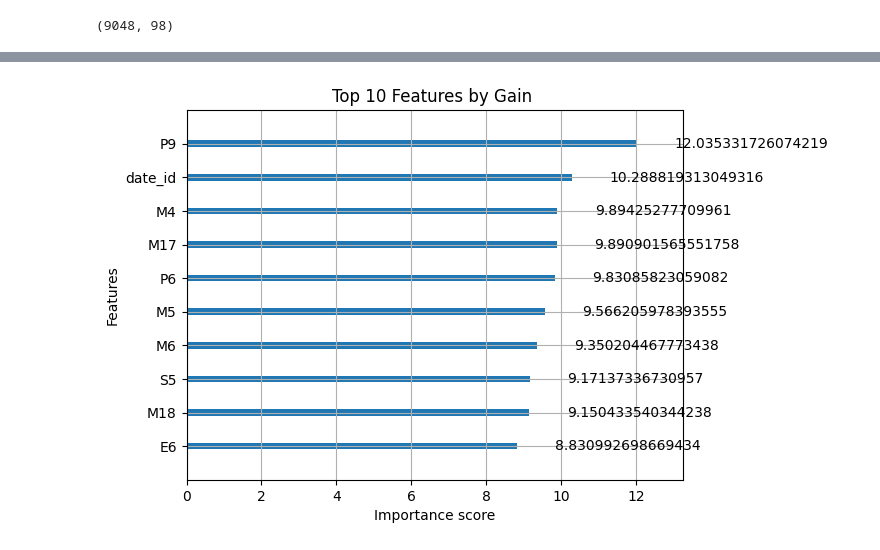
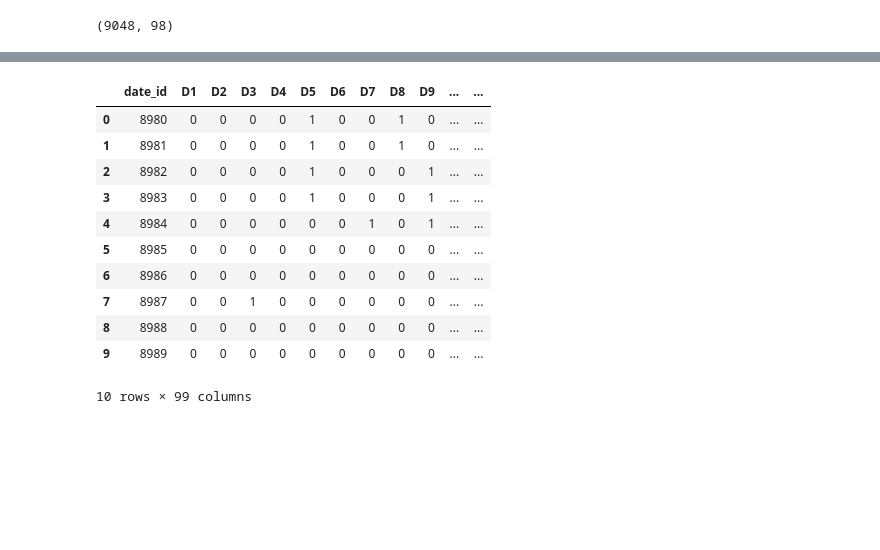
Before and after one commit to Dhanush-sai-reddy/Hull-Tactical---Market-Prediction, a Jupyter notebook: notebook1e850736a0.ipynb, the cells around one changed output, grey strips where cells are left out. Drawn from its saved outputs; the diff is of its cells as text; code cells hidden in the pictures; blank space fills up the shorter version.

```diff
--- a/notebook1e850736a0.ipynb
+++ b/notebook1e850736a0.ipynb
@@ -307,8 +219,15 @@ Best Params: {'lambda': 0.0010453322186893409, 'alpha': 5.2287004174585885, 'sub
-# %%
-import matplotlib.pyplot as plt
-
-xgb.plot_importance(final_model, max_num_features=10, importance_type='gain')
-plt.title("Top 10 Features by Gain ")
-plt.show()
-# %% [output]
-[figure, removed]
+# %%
+dftest
+# %% [output]
+|  | date_id | D1 | D2 | D3 | D4 | D5 | D6 | D7 | D8 | D9 | ... | ... |
+| 0 | 8980 | 0 | 0 | 0 | 0 | 1 | 0 | 0 | 1 | 0 | ... | ... |
+| 1 | 8981 | 0 | 0 | 0 | 0 | 1 | 0 | 0 | 1 | 0 | ... | ... |
+| 2 | 8982 | 0 | 0 | 0 | 0 | 1 | 0 | 0 | 0 | 1 | ... | ... |
+| 3 | 8983 | 0 | 0 | 0 | 0 | 1 | 0 | 0 | 0 | 1 | ... | ... |
+| 4 | 8984 | 0 | 0 | 0 | 0 | 0 | 0 | 1 | 0 | 1 | ... | ... |
+| 5 | 8985 | 0 | 0 | 0 | 0 | 0 | 0 | 0 | 0 | 0 | ... | ... |
+| 6 | 8986 | 0 | 0 | 0 | 0 | 0 | 0 | 0 | 0 | 0 | ... | ... |
+| 7 | 8987 | 0 | 0 | 1 | 0 | 0 | 0 | 0 | 0 | 0 | ... | ... |
+| 8 | 8988 | 0 | 0 | 0 | 0 | 0 | 0 | 0 | 0 | 0 | ... | ... |
+| 9 | 8989 | 0 | 0 | 0 | 0 | 0 | 0 | 0 | 0 | 0 | ... | ... |
+10 rows × 99 columns
```
Also changed, not shown: parts of 9 cells of this notebook.
